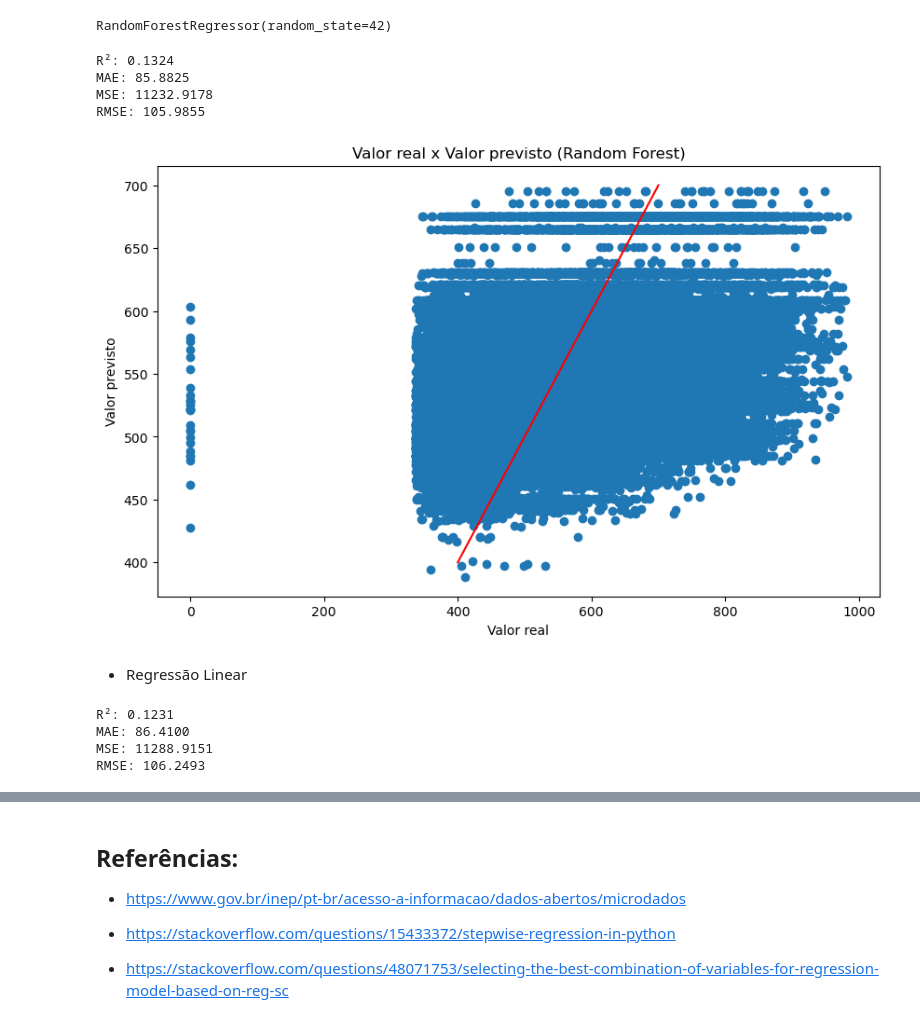
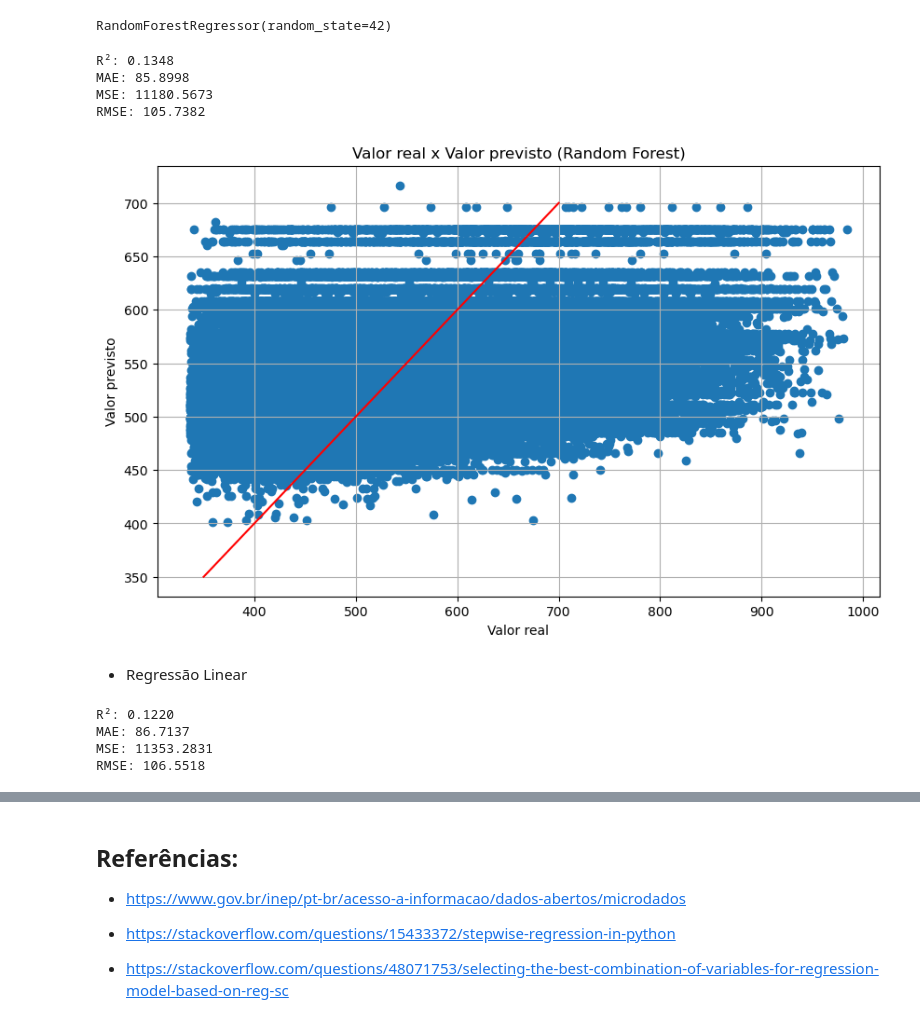
Before and after one commit to MateusMarinheiro18/Projeto-2-Ciencia-dos-Dados, a Jupyter notebook: principal.ipynb, the cells around one changed output, grey strips where cells are left out. Saved outputs shown, nothing was run; the diff lists cells and outputs as text; code cells hidden in the pictures.

```diff
--- a/principal.ipynb
+++ b/principal.ipynb
@@ -120,6 +120,7 @@ Retirando Linhas vazias da coluna Target
 # %%
 # Remover as linhas com NaN apenas na coluna 'NU_NOTA_MT'
 dados = dados.dropna(subset=['NU_NOTA_MT'])
+dados = dados.loc[dados['NU_NOTA_MT'] != 0] # Remover as linhas com nota 0
 dados.head(5)
 # %% [output]
 |  | TP_FAIXA_ETARIA | TP_SEXO | TP_COR_RACA | TP_ESCOLA | IN_TREINEIRO | NU_NOTA_MT |
@@ -631,25 +633,26 @@ print(f'MAE: {mae:.4f}')
 print(f'MSE: {mse:.4f}')
 print(f'RMSE: {rmse:.4f}')
 # %% [output]
-R²: 0.1324
-MAE: 85.8825
-MSE: 11232.9178
-RMSE: 105.9855
+R²: 0.1348
+MAE: 85.8998
+MSE: 11180.5673
+RMSE: 105.7382
 # %%
 # grafico de dispersão entre os valores reais e os valores previstos
 
 plt.figure(figsize=(10, 6))
 plt.scatter(y_RF_test, y_RF_pred)
 plt.xlabel('Valor real')
 plt.ylabel('Valor previsto')
 plt.title('Valor real x Valor previsto (Random Forest)')
 
 # adicionando a linha de tendência no gráfico
 
-plt.plot([400, 700], [400, 700], c='red')
+plt.plot([350, 700], [350, 700], c='red')
+plt.grid()
 plt.show()
 # %% [output]
-[figure, old version]
+[figure, new version]
 # %% [markdown]
 - Regressão Linear
 # %%
@@ -686,10 +689,10 @@ print(f'MAE: {mae:.4f}')
 print(f'MSE: {mse:.4f}')
 print(f'RMSE: {rmse:.4f}')
 # %% [output]
-R²: 0.1231
-MAE: 86.4100
-MSE: 11288.9151
-RMSE: 106.2493
+R²: 0.1220
+MAE: 86.7137
+MSE: 11353.2831
+RMSE: 106.5518
 # %%
 # grafico de dispersão entre os valores reais e os valores previstos
 
```
Also changed, not shown: parts of 13 cells of this notebook.
